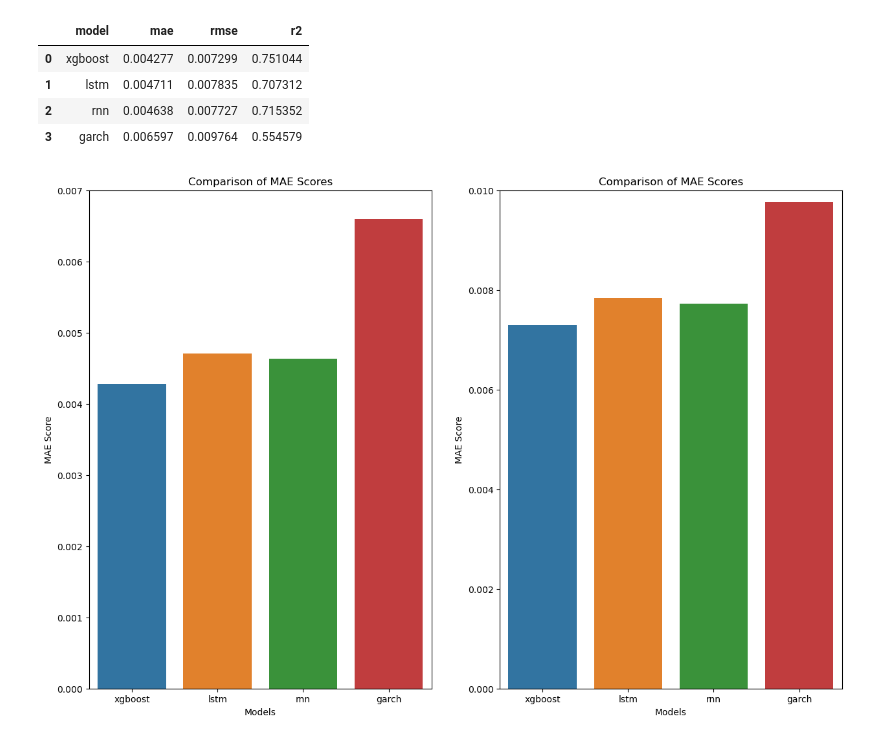
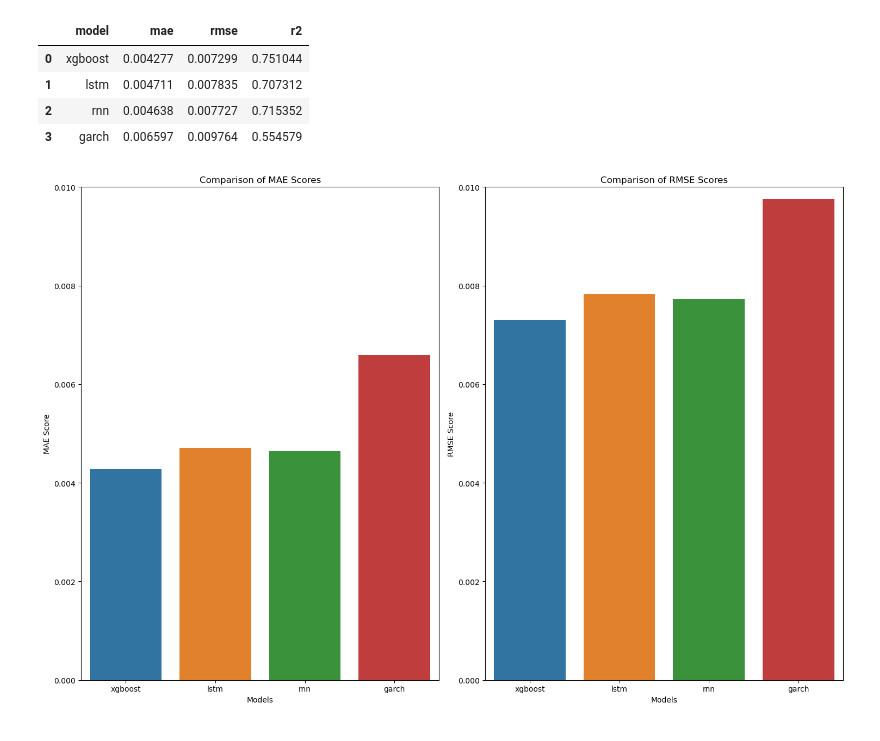
Before and after one commit to suzaladhikari/clarity, a Jupyter notebook: ale.ipynb, the cells around one changed output. Cells and saved outputs as stored; diff of their text form; code cells hidden in the pictures.

```diff
--- a/ale.ipynb
+++ b/ale.ipynb
@@ -18,14 +18,16 @@ model_performance_data.head(5)
 # %%
 ### Comparison of model's performance
 fix, ax = plt.subplots(1,2,figsize = (15,10))
 def plottingmetrics(x,y, data, title, xlabel, ylabel, ylim1, ylim2, axes):
     sns.barplot(x = x, y =y, data = data, hue = x, ax = axes)
     axes.set_xlabel(xlabel)
     axes.set_ylabel(ylabel)
     axes.set_title(title)
     axes.set_ylim(ylim1, ylim2)
 
-plottingmetrics('model', 'mae', model_performance_data, 'Comparison of MAE Scores', 'Models', 'MAE Score', 0, 0.007, ax[0])
-plottingmetrics('model', 'rmse', model_performance_data, 'Comparison of RMSE Scores', 'Models', 'MAE Score', 0, 0.01, ax[1])
+plottingmetrics('model', 'mae', model_performance_data, 'Comparison of MAE Scores', 'Models', 'MAE Score', 0, 0.01, ax[0])
+plottingmetrics('model', 'rmse', model_performance_data, 'Comparison of RMSE Scores', 'Models', 'RMSE Score', 0, 0.01, ax[1])
+plt.tight_layout()
+plt.show()
 # %% [output]
-[figure, old version]
+[figure, new version]
```
Also changed, not shown: parts of 1 cell of this notebook.
